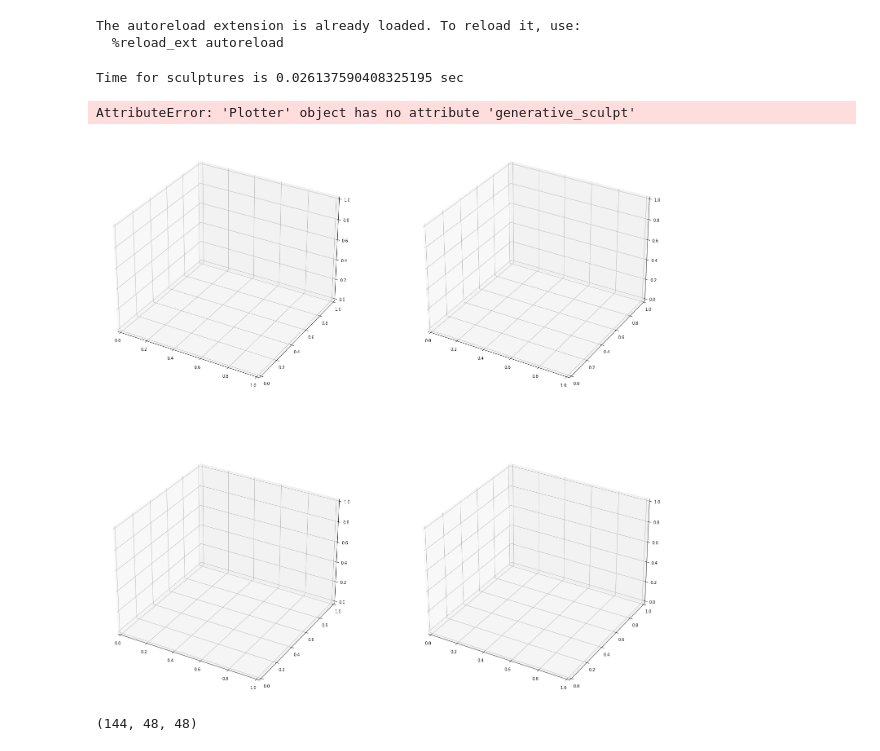
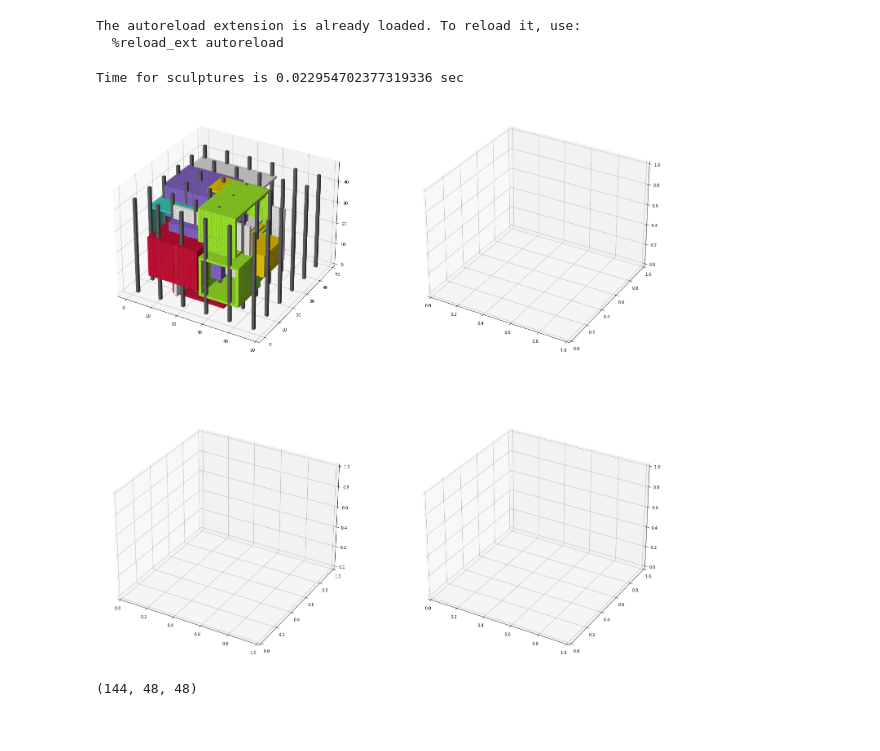
Before and after one commit to juan-garassino/deepSculpt, a Jupyter notebook: notebooks/generate-elements.ipynb, the cells around one changed output. Drawn from its saved outputs; the diff is of its cells as text; code cells hidden in the pictures.

```diff
--- a/notebooks/generate-elements.ipynb
+++ b/notebooks/generate-elements.ipynb
@@ -38,15 +38,14 @@ sculptor = Sculptor(void_dim = void_dim,
                     step = 1,
                     verbose = False)
 
-sculpture = sculptor.generative_sculpt()[1]
+sculpture = sculptor.generative_sculpt()
 
 # sculptor.plot_sculpture()
 # %% [output]
-Time for sculptures is 0.026137590408325195 sec
+Time for sculptures is 0.022954702377319336 sec
 # %%
-plotter = Plotter(sculpture[0], 48, "#ffffff")
+plotter = Plotter(sculpture, "#ffffff")
 
 plotter.plot_sculpture()
 # %% [output]
-AttributeError: 'Plotter' object has no attribute 'generative_sculpt'
-[figure, old version]
+[figure, new version]
```
Also changed, not shown: parts of 1 cell of this notebook, 5 other files.
